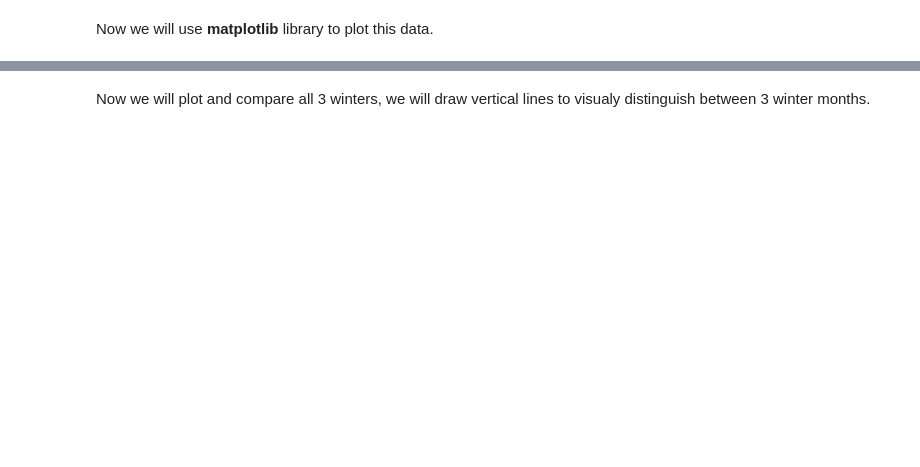
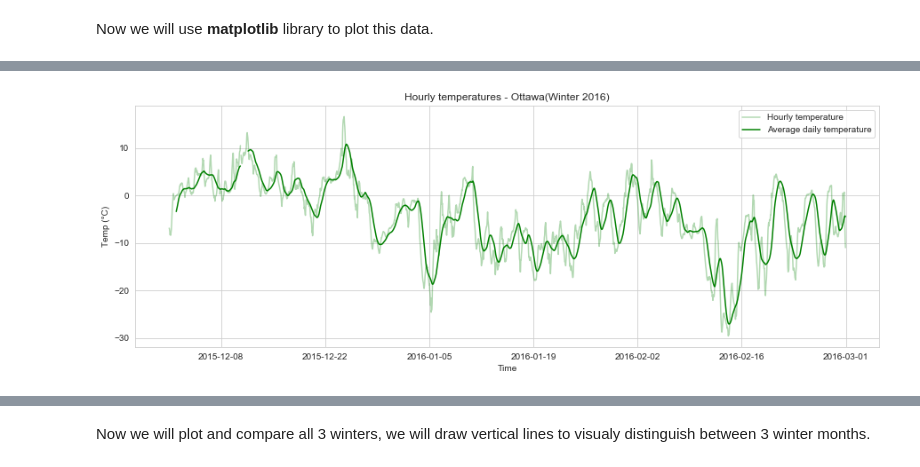
Before and after one commit to callysto/getting-started, a Jupyter notebook: OpenDataExamples/Climate_Weather_Historical_Data_workshop.ipynb, the cells around one changed output, grey strips where cells are left out. Cells and saved outputs as stored; diff of their text form; code cells hidden in the pictures; blank space fills up the shorter version.

```diff
--- a/OpenDataExamples/Climate_Weather_Historical_Data_workshop.ipynb
+++ b/OpenDataExamples/Climate_Weather_Historical_Data_workshop.ipynb
@@ -98,14 +156,16 @@ plt.show()                                                         # display the
 # %%
 ## Now we create exactly the same plot + add daily average
 fig = plt.figure(figsize=(15,5))
 plt.plot(winter_2016['Date/Time'], winter_2016['Temp (°C)'],"g", label='Hourly temperature',alpha=0.3) #alpha=0.3 - transparent
 ## This is a new line calculating averages every 24 poins(hours)
 plt.plot(winter_2016['Date/Time'], winter_2016['Temp (°C)'].rolling(window=24,center=False).mean(),'g', label='Average daily temperature')
-plt.title("Hourly temperatures - Regina(Winter 2016)")
+plt.title("Hourly temperatures - Ottawa(Winter 2016)")
 plt.ylabel('Temp (°C)')
 plt.xlabel('Time')
 plt.legend()
 plt.show()
+# %% [output]
+[figure, added]
 # %%
 #Exercise: replace ?? with 2017 or 2018 and try plotting data for different year
 # we use different color here - "b" (blue)
```
Also changed, not shown: parts of 15 cells of this notebook, 2 other files.
